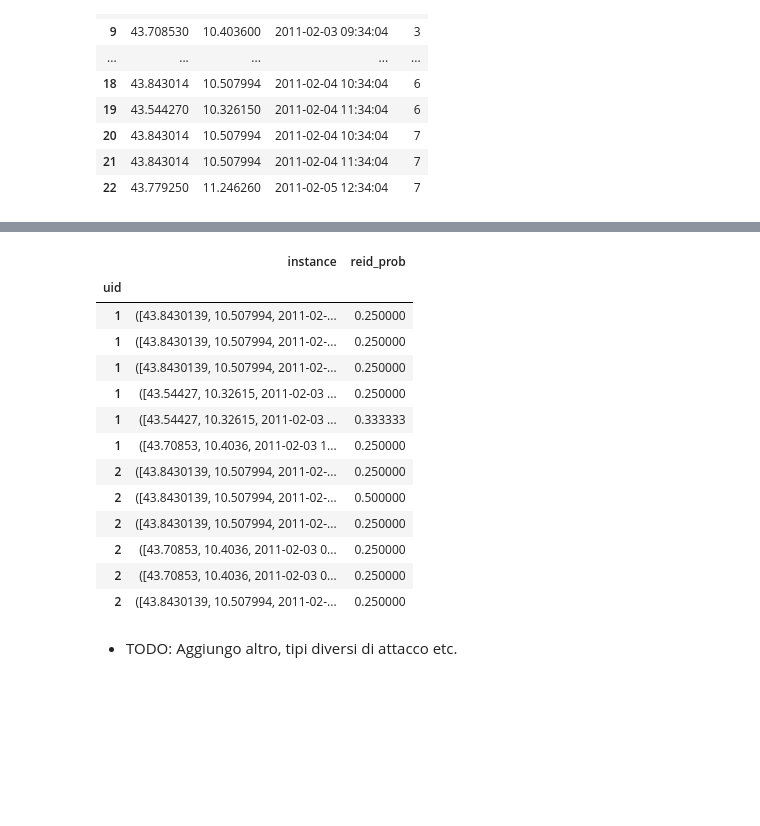
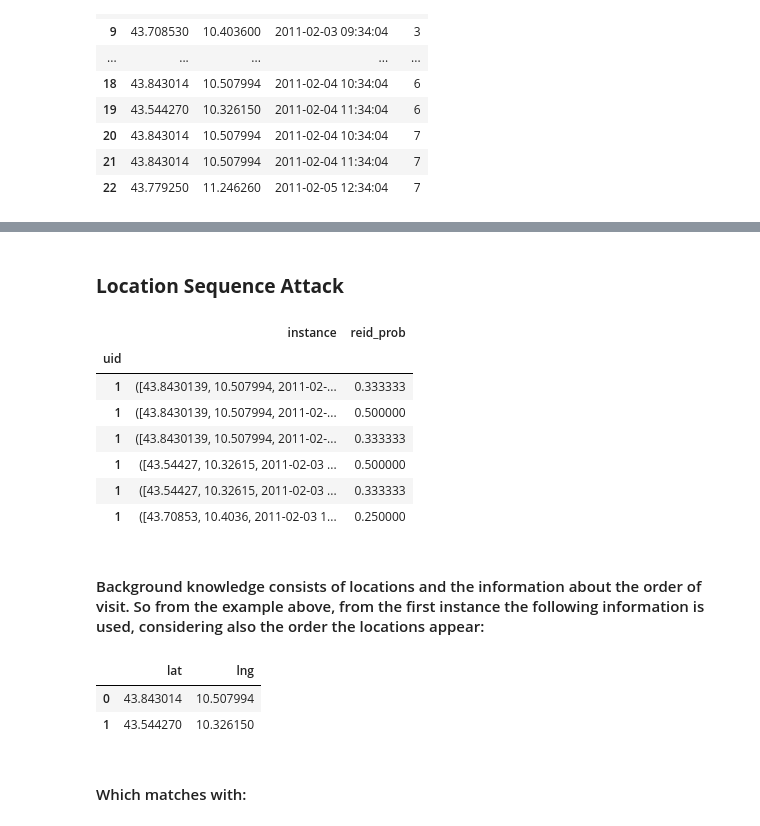
Before and after one commit to scikit-mobility/scikit-mobility, a Jupyter notebook: tutorial/6_privacy_skmob_tutorial.ipynb, the cells around one changed output, grey strips where cells are left out. Cells and saved outputs as stored; diff of their text form; code cells hidden in the pictures; blank space fills up the shorter version.

```diff
--- a/tutorial/6_privacy_skmob_tutorial.ipynb
+++ b/tutorial/6_privacy_skmob_tutorial.ipynb
@@ -17,9 +16,5 @@ from skmob.utils.utils import frequency_vector, probability_vector, date_time_pr
 # %%
 from skmob.utils import constants
-latitude = constants.LATITUDE
-longitude = constants.LONGITUDE
-date_time = constants.DATETIME
-user_id = constants.UID
 
 lat_lons = np.array([[43.8430139,10.5079940],
                      [43.5442700, 10.3261500],
@@ -45,9 +40,9 @@ lat_lons = np.array([[43.8430139,10.5079940],
                     [43.8430139,10.5079940],
                     [43.779250,11.246260]])
 
-traj = pd.DataFrame(lat_lons, columns=[latitude, longitude])
+traj = pd.DataFrame(lat_lons, columns=[constants.LATITUDE, constants.LONGITUDE])
 
-traj[date_time] = pd.to_datetime([
+traj[constants.DATETIME] = pd.to_datetime([
         '20110203 8:34:04', '20110203 9:34:04', '20110203 10:34:04', '20110204 10:34:04',
         '20110203 8:34:04', '20110203 9:34:04', '20110204 10:34:04', '20110204 11:34:04',
         '20110203 8:34:04', '20110203 9:34:04', '20110204 10:34:04', '20110204 11:34:04',
@@ -56,13 +51,13 @@ traj[date_time] = pd.to_datetime([
         '20110204 10:34:04', '20110204 11:34:04',
         '20110204 10:34:04', '20110204 11:34:04','20110205 12:34:04'])
 
-traj[user_id] = [1 for _ in range(4)] + [2 for _ in range(4)] + \
+traj[constants.UID] = [1 for _ in range(4)] + [2 for _ in range(4)] + \
                 [3 for _ in range(4)] + [4 for _ in range(3)] + \
                 [5 for _ in range(3)] + [6 for _ in range(2)] + \
                 [7 for _ in range(3)]
 
-traj = traj.sort_values([user_id,date_time])
-trjdat = trajectorydataframe.TrajDataFrame(traj, user_id=user_id)
+traj = traj.sort_values([constants.UID,constants.DATETIME])
+trjdat = trajectorydataframe.TrajDataFrame(traj, user_id=constants.UID)
 # %%
 trjdat
 # %% [output]
@@ -134,21 +234,25 @@ r
+# %% [markdown]
+### **Location Sequence Attack**
 # %%
-t = [1,2]
-r = at.assess_risk(trjdat, targets=t, instance_analysis=True)
+at = at = attacks.LocationSequenceAttack(k=2)
+r = at.assess_risk(trjdat, targets=[1], instance_analysis=True)
 r
 # %% [output]
 |  | instance | reid_prob |
 | uid |  |  |
-| 1 | ([43.8430139, 10.507994, 2011-02-... | 0.250000 |
-| 1 | ([43.8430139, 10.507994, 2011-02-... | 0.250000 |
-| 1 | ([43.8430139, 10.507994, 2011-02-... | 0.250000 |
-| 1 | ([43.54427, 10.32615, 2011-02-03 ... | 0.250000 |
+| 1 | ([43.8430139, 10.507994, 2011-02-... | 0.333333 |
+| 1 | ([43.8430139, 10.507994, 2011-02-... | 0.500000 |
+| 1 | ([43.8430139, 10.507994, 2011-02-... | 0.333333 |
+| 1 | ([43.54427, 10.32615, 2011-02-03 ... | 0.500000 |
 | 1 | ([43.54427, 10.32615, 2011-02-03 ... | 0.333333 |
 | 1 | ([43.70853, 10.4036, 2011-02-03 1... | 0.250000 |
-| 2 | ([43.8430139, 10.507994, 2011-02-... | 0.250000 |
-| 2 | ([43.8430139, 10.507994, 2011-02-... | 0.500000 |
-| 2 | ([43.8430139, 10.507994, 2011-02-... | 0.250000 |
-| 2 | ([43.70853, 10.4036, 2011-02-03 0... | 0.250000 |
-| 2 | ([43.70853, 10.4036, 2011-02-03 0... | 0.250000 |
-| 2 | ([43.8430139, 10.507994, 2011-02-... | 0.250000 |
-# %% [markdown]
-- TODO: Aggiungo altro, tipi diversi di attacco etc.
+# %% [markdown]
+#### Background knowledge consists of locations and the information about the order of visit. So from the example above, from the first instance the following information is used, considering also the order the locations appear:
+# %%
+trjdat[trjdat[constants.UID] == 1][[constants.LATITUDE,constants.LONGITUDE]].iloc[0:2]
+# %% [output]
+|  | lat | lng |
+| 0 | 43.843014 | 10.507994 |
+| 1 | 43.544270 | 10.326150 |
+# %% [markdown]
+#### Which matches with:
```
Also changed, not shown: parts of 40 cells of this notebook.
